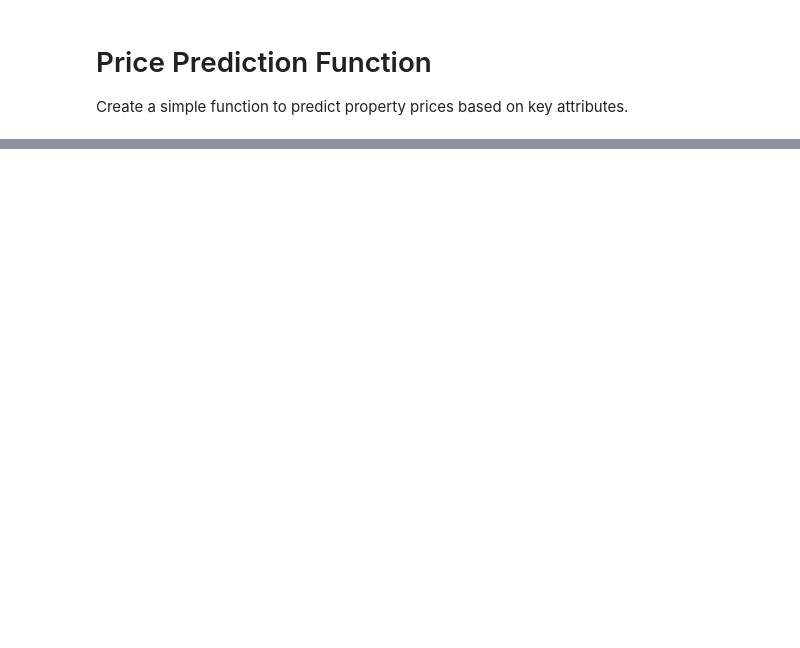
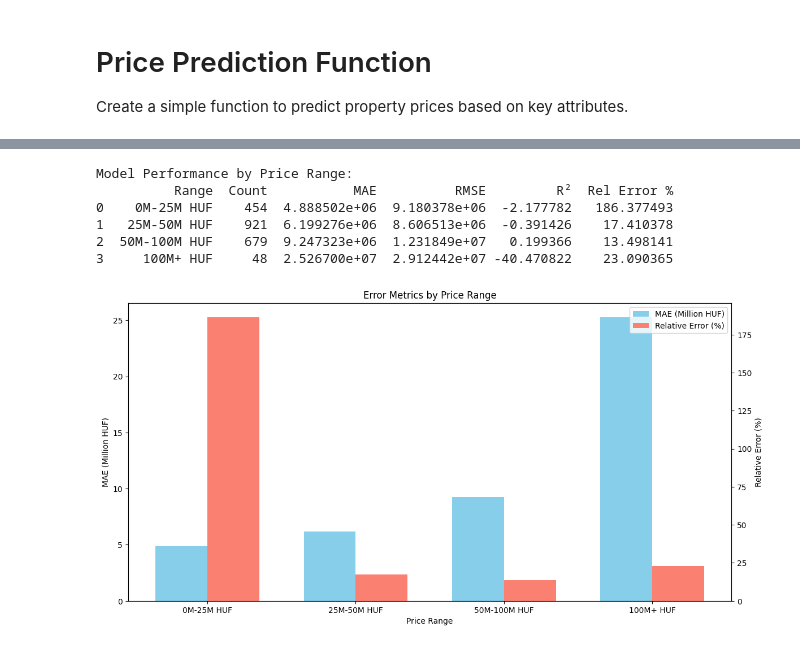
Before and after one commit to boapps/haladobuvarok, a Jupyter notebook: modelltanitgatas.ipynb, the cells around one changed output, grey strips where cells are left out. Cells and saved outputs as stored; diff of their text form; code cells hidden in the pictures; blank space fills up the shorter version.

```diff
--- a/modelltanitgatas.ipynb
+++ b/modelltanitgatas.ipynb
@@ -515,0 +772,66 @@ price_per_sqm_formatted: 1,437,886 HUF/m²
+# %%
+# Function to evaluate prediction accuracy by price range
+def evaluate_by_price_range(actual, predicted, ranges=None):
+    if ranges is None:
+        ranges = [(0, 25000000), (25000000, 50000000), (50000000, 100000000), (100000000, float('inf'))]
+
+    results = []
+    for min_price, max_price in ranges:
+        mask = (actual >= min_price) & (actual < max_price)
+        if sum(mask) > 0:  # Only include ranges with data points
+            subset_actual = actual[mask]
+            subset_pred = predicted[mask]
+
+            # Calculate metrics
+            mae = mean_absolute_error(subset_actual, subset_pred)
+            rmse = np.sqrt(mean_squared_error(subset_actual, subset_pred))
+            r2 = r2_score(subset_actual, subset_pred) if len(subset_actual) > 1 else np.nan
+            rel_error = (np.abs(subset_actual - subset_pred) / subset_actual).mean() * 100
+
+            results.append({
+                'Range': f"{min_price/1000000:.0f}M-{max_price/1000000:.0f}M HUF" if max_price < float('inf') else f"{min_price/1000000:.0f}M+ HUF",
+                'Count': sum(mask),
+                'MAE': mae,
+                'RMSE': rmse,
+                'R²': r2,
+                'Rel Error %': rel_error
+            })
+
+    return pd.DataFrame(results)
+
+# Evaluate model performance by price range
+price_range_performance = evaluate_by_price_range(y_test.values, y_pred_best)
+print("Model Performance by Price Range:")
+print(price_range_performance)
+
+# Plot MAE and relative error by price range
+fig, ax1 = plt.subplots(figsize=(12, 6))
+
+# Plot MAE bars
+x = np.arange(len(price_range_performance))
+width = 0.35
+ax1.bar(x - width/2, price_range_performance['MAE'] / 1000000, width, label='MAE (Million HUF)', color='skyblue')
+ax1.set_ylabel('MAE (Million HUF)')
+ax1.set_xlabel('Price Range')
+
+# Plot relative error on secondary y-axis
+ax2 = ax1.twinx()
+ax2.bar(x + width/2, price_range_performance['Rel Error %'], width, label='Relative Error (%)', color='salmon')
+ax2.set_ylabel('Relative Error (%)')
+
+# Set x-ticks and legend
+ax1.set_xticks(x)
+ax1.set_xticklabels(price_range_performance['Range'])
+fig.tight_layout()
+fig.legend(loc='upper right', bbox_to_anchor=(1,1), bbox_transform=ax1.transAxes)
+
+plt.title('Error Metrics by Price Range')
+plt.show()
+# %% [output]
+Model Performance by Price Range:
+          Range  Count           MAE          RMSE         R²  Rel Error %
+0    0M-25M HUF    454  4.888502e+06  9.180378e+06  -2.177782   186.377493
+1   25M-50M HUF    921  6.199276e+06  8.606513e+06  -0.391426    17.410378
+2  50M-100M HUF    679  9.247323e+06  1.231849e+07   0.199366    13.498141
+3     100M+ HUF     48  2.526700e+07  2.912442e+07 -40.470822    23.090365
+[figure, added]
```
Also changed, not shown: parts of 18 cells of this notebook.
